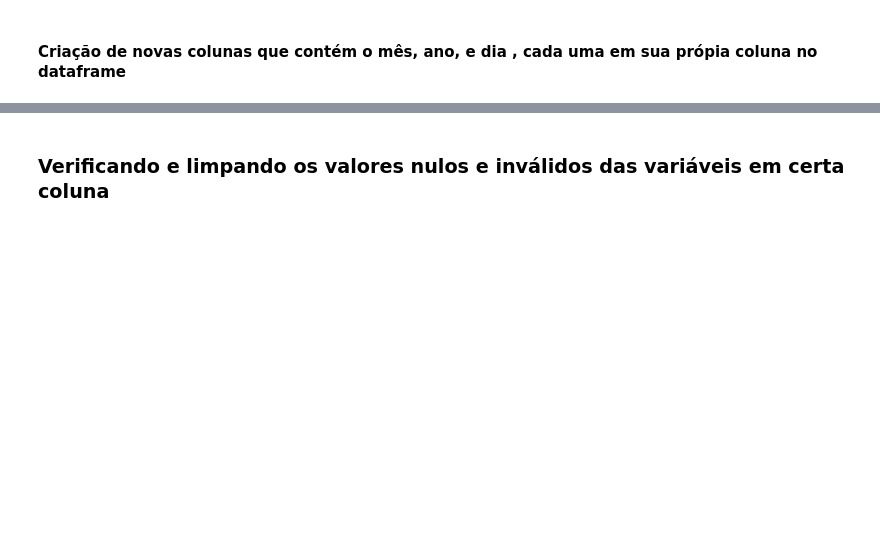
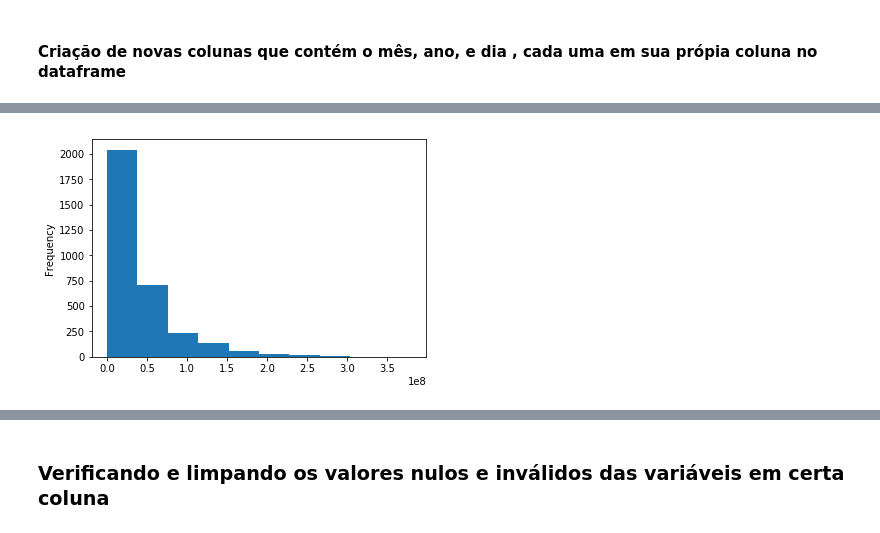
Before and after one commit to danielzf2/CDD-Projeto-Final, a Jupyter notebook: Projeto Final-9.ipynb, the cells around one changed output, grey strips where cells are left out. Saved outputs shown, nothing was run; the diff lists cells and outputs as text; code cells hidden in the pictures; blank space fills up the shorter version.

```diff
--- a/Projeto Final-9.ipynb
+++ b/Projeto Final-9.ipynb
@@ -37,2 +46,0 @@ dados_filmes= pd.read_csv("tmdb_5000_movies.csv")
-# %%
-dados_filmes.drop(dados_filmes[dados_filmes["budget"]==0].index,inplace=True)
@@ -43,0 +68,3 @@ dados_novos = dados_filmes[["title","runtime","budget","revenue", "vote_average"
+# %%
+dados_novos.drop(dados_novos[dados_novos["budget"]==0].index,inplace=True)
+dados_novos.drop(dados_novos[dados_novos["revenue"]==0].index,inplace=True)
@@ -60,8 +97,10 @@ def extrai_generos(item):
         generos['c_' + g['name']] += 1
     return generos
 
-dados_novos_teste = pd.DataFrame(list(dados_novos['genres'].apply(extrai_generos).values))
+dados_generos = pd.DataFrame(list(dados_novos['genres'].apply(extrai_generos).values))
 
-dados_novos_junto = dados_novos.join(dados_novos_teste)
+dados_novos_junto = dados_novos.join(dados_generos)
 
 dados_novos_junto.set_index("title",inplace=True)
+
+dados_novos_junto.drop(columns= "genres", inplace=True)
@@ -80,0 +123,4 @@ dados_novos_junto['dia']  = pd.to_numeric(dados_novos_junto['dia'] )
+# %%
+dados_novos_junto['budget'].plot.hist();
+# %% [output]
+[figure, added]
```
Also changed, not shown: parts of 33 cells of this notebook.
